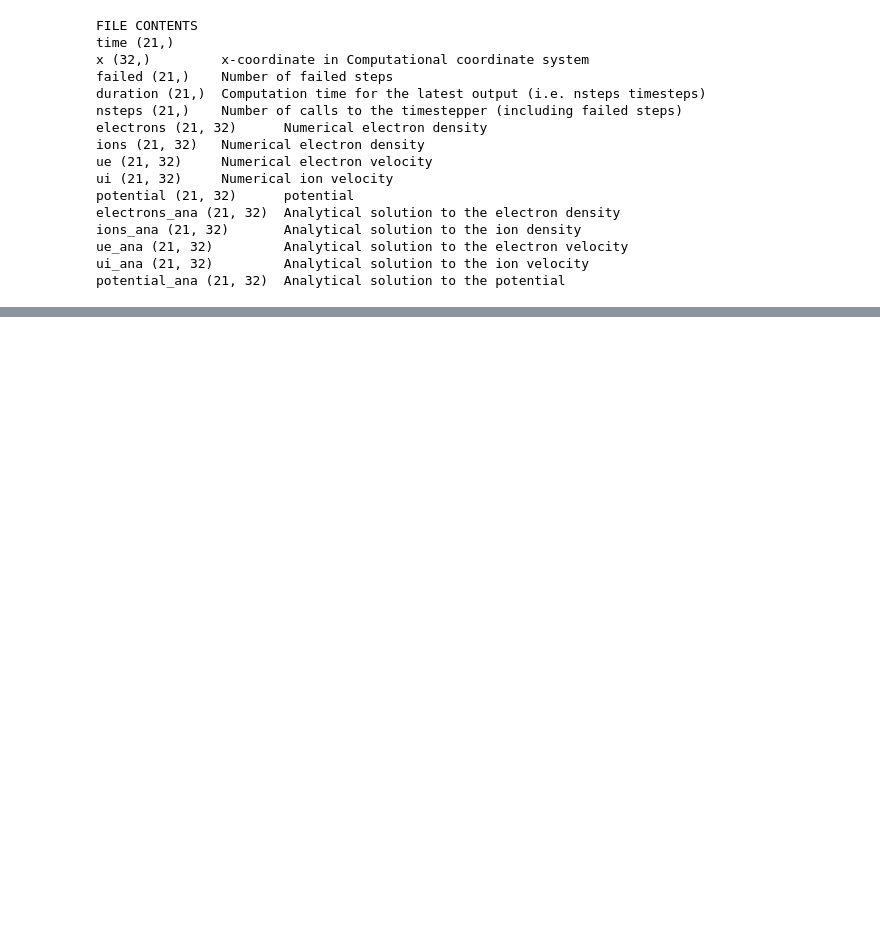
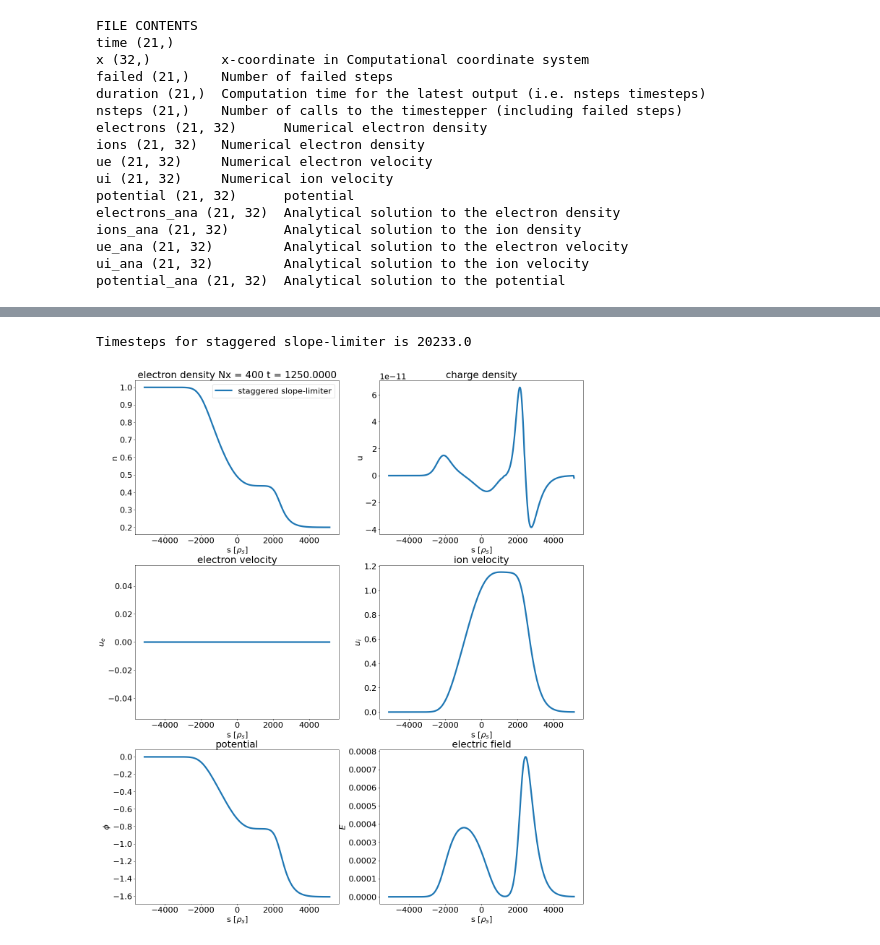
Before and after one commit to mwiesenberger/advection, a Jupyter notebook: OneDimensional.ipynb, the cells around one changed output, grey strips where cells are left out. Drawn from its saved outputs; the diff is of its cells as text; code cells hidden in the pictures; blank space fills up the shorter version.

```diff
--- a/OneDimensional.ipynb
+++ b/OneDimensional.ipynb
@@ -1004,3 +1057,37 @@ Timesteps for staggered original is 390890.0
+# %%
+# Let us try adiabatic electrons
+p_list = []
+for p in [
+#     {"type" : "staggered", "variant" : "original"},
+    {"type" : "staggered", "variant" : "slope-limiter"},
+#     {"type" : "staggered", "variant" : "explicit"},
+#     {"type" : "staggered", "variant" : "slope-limiter-explicit"},
+#     {"type" : "centered"},
+         ] :
+    params = make_plasma_input(table)
+    params["init"]["x_a"] = -0.0
+    params["init"]["alpha"] = 0.001
+    params["init"]["n_r"] = 0.2
+    params["grid"]["Nx"]= 400
+    params["output"]["tend"] =1.25e3#1e-4 to 1e-2
+    params["timestepper"]["type"] = "ARK"
+    params["timestepper"]["tableau"]  = "ARK-4-2-3"
+    params["poisson"]["eps"]= 1e-12
+    params["poisson"]["type"] = "anderson"
+    #params["physical"]["mu"] = -1
+#     params["physical"]["nu_u"] = [0.,0.]
+    params["physical"]["tau"] =1.
+    params["physical"]["type"] = "adiabatic"
+    params["physical"]["resistivity"] = 0.0
+
+    params["advection"] = p
+    params["timestepper"]["rtol"] = 1e-5
+
+    p_list.append(params)
+plot_plasma(p_list)
+# %% [output]
+Timesteps for staggered slope-limiter is 20233.0
+[figure, added]
 # %%
 # The mms method is to check that all terms are implemented correctly
 p_list = []
```
Also changed, not shown: parts of 17 cells of this notebook, 3 other files.
